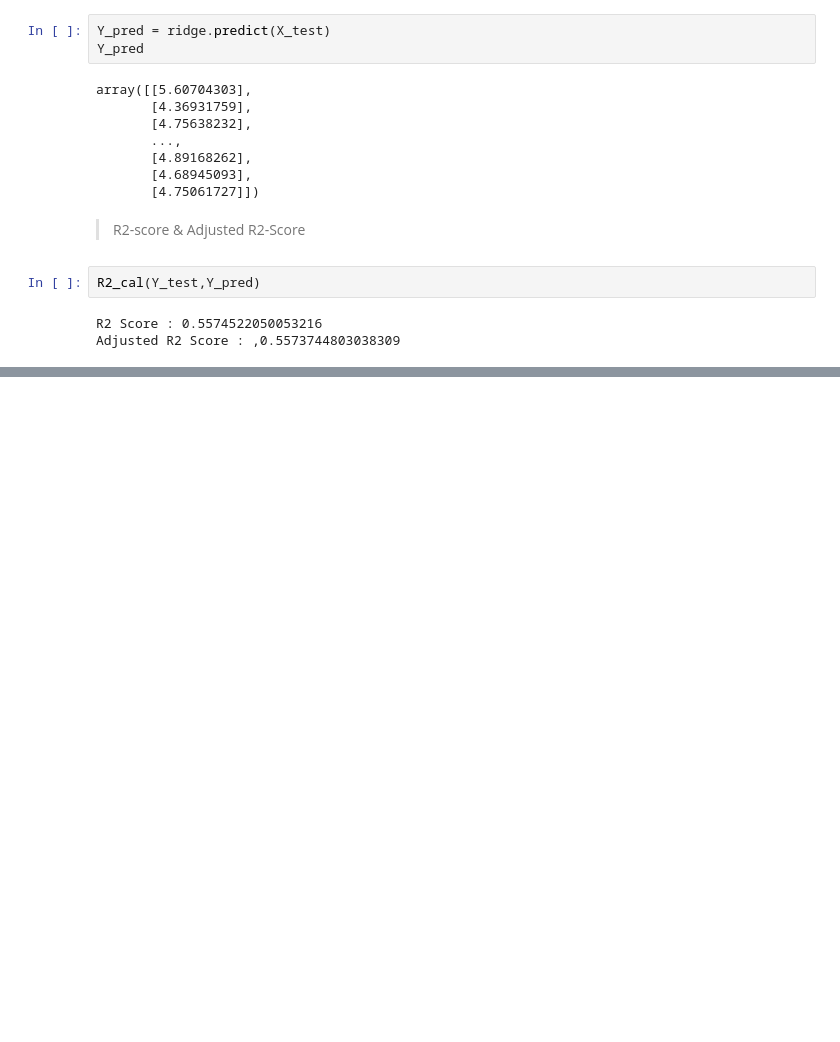
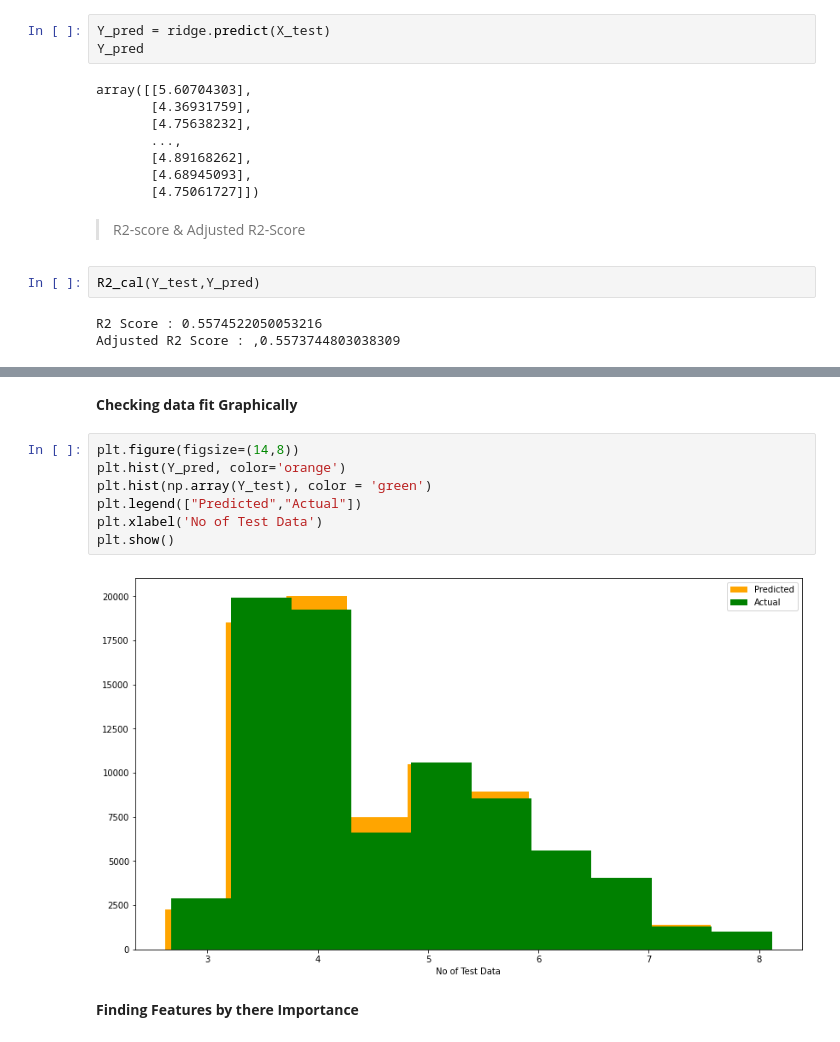
Before and after one commit to lokeshtokas/SGEMM-GPU-Kernel-Performance, a Jupyter notebook: SGEMM GPU Kernel Performance - Capstone Project.ipynb, the cells around one changed output, grey strips where cells are left out. Cells and saved outputs as stored; diff of their text form; blank space fills up the shorter version.

```diff
--- a/SGEMM GPU Kernel Performance - Capstone Project.ipynb
+++ b/SGEMM GPU Kernel Performance - Capstone Project.ipynb
@@ -355,0 +390,13 @@ Adjusted R2 Score : ,0.5573744803038309
+# %% [markdown]
+**Checking data fit Graphically**
+# %%
+plt.figure(figsize=(14,8))
+plt.hist(Y_pred, color='orange')
+plt.hist(np.array(Y_test), color = 'green')
+plt.legend(["Predicted","Actual"])
+plt.xlabel('No of Test Data')
+plt.show()
+# %% [output]
+[figure, added]
+# %% [markdown]
+**Finding Features by there Importance**
```
Also changed, not shown: parts of 20 cells of this notebook.
